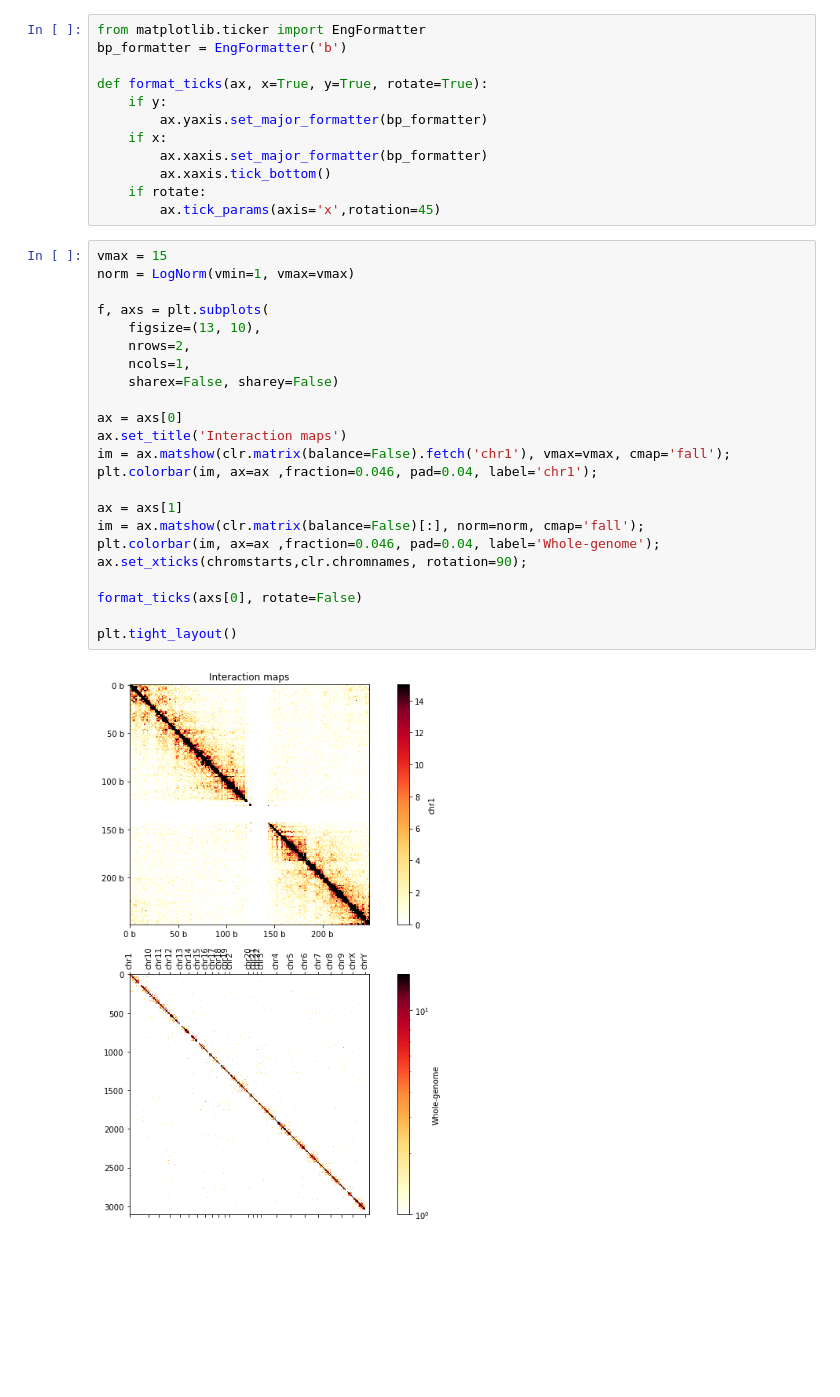
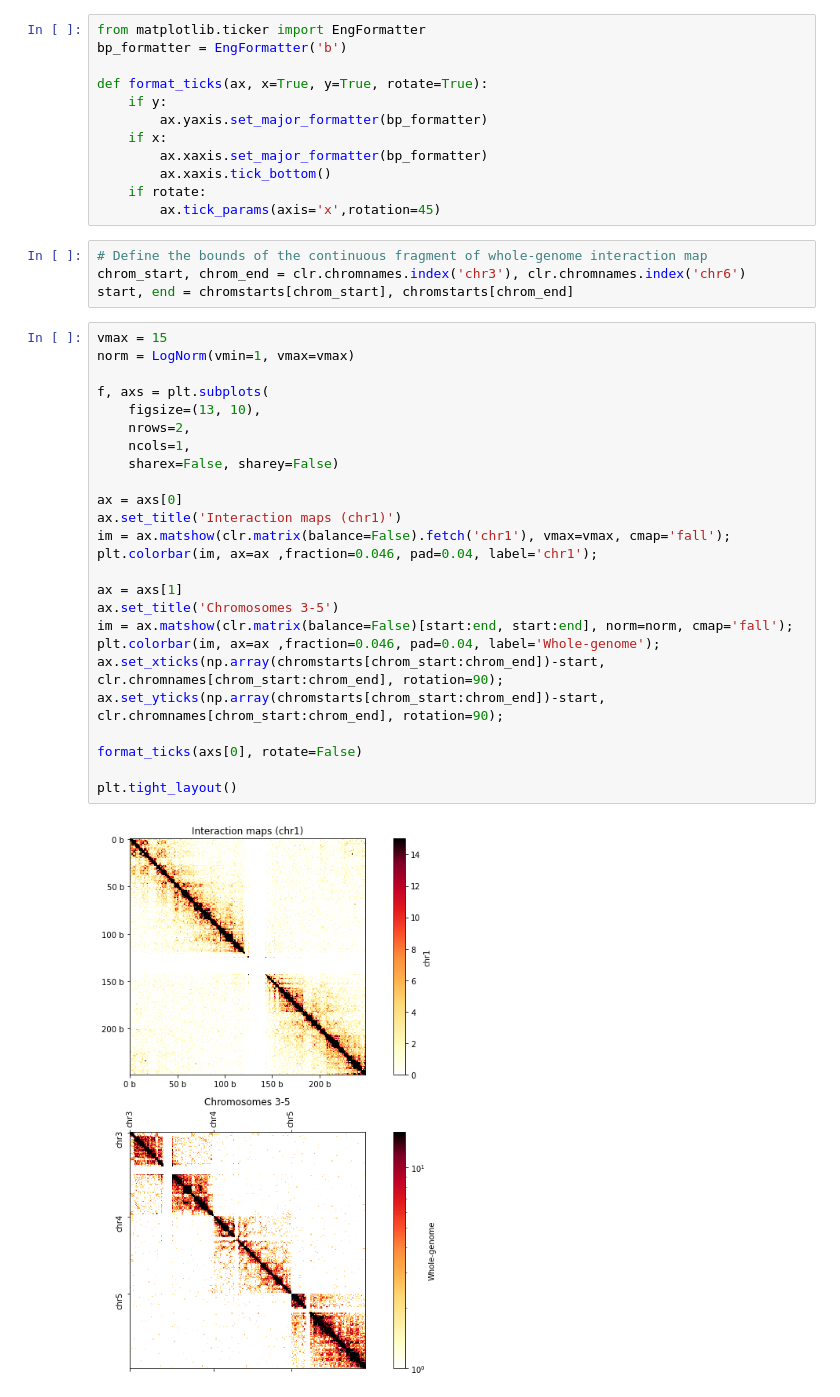
Before and after one commit to open2c/pairtools, a Jupyter notebook: examples/pairtools_walkthrough.ipynb, the cells around one changed output. Drawn from its saved outputs; the diff is of its cells as text; blank space fills up the shorter version.

```diff
--- a/examples/pairtools_walkthrough.ipynb
+++ b/examples/pairtools_walkthrough.ipynb
@@ -266,28 +278,34 @@ def format_ticks(ax, x=True, y=True, rotate=True):
         ax.xaxis.tick_bottom()
     if rotate:
         ax.tick_params(axis='x',rotation=45)
+# %%
+# Define the bounds of the continuous fragment of whole-genome interaction map
+chrom_start, chrom_end = clr.chromnames.index('chr3'), clr.chromnames.index('chr6')
+start, end = chromstarts[chrom_start], chromstarts[chrom_end]
 # %%
 vmax = 15
 norm = LogNorm(vmin=1, vmax=vmax)
 
 f, axs = plt.subplots(
     figsize=(13, 10),
     nrows=2,
     ncols=1,
     sharex=False, sharey=False)
 
 ax = axs[0]
-ax.set_title('Interaction maps')
+ax.set_title('Interaction maps (chr1)')
 im = ax.matshow(clr.matrix(balance=False).fetch('chr1'), vmax=vmax, cmap='fall');
 plt.colorbar(im, ax=ax ,fraction=0.046, pad=0.04, label='chr1');
 
 ax = axs[1]
-im = ax.matshow(clr.matrix(balance=False)[:], norm=norm, cmap='fall');
+ax.set_title('Chromosomes 3-5')
+im = ax.matshow(clr.matrix(balance=False)[start:end, start:end], norm=norm, cmap='fall');
 plt.colorbar(im, ax=ax ,fraction=0.046, pad=0.04, label='Whole-genome');
-ax.set_xticks(chromstarts,clr.chromnames, rotation=90);
+ax.set_xticks(np.array(chromstarts[chrom_start:chrom_end])-start, clr.chromnames[chrom_start:chrom_end], rotation=90);
+ax.set_yticks(np.array(chromstarts[chrom_start:chrom_end])-start, clr.chromnames[chrom_start:chrom_end], rotation=90);
 
 format_ticks(axs[0], rotate=False)
 
 plt.tight_layout()
 # %% [output]
-[figure, old version]
+[figure, new version]
```
Also changed, not shown: parts of 7 cells of this notebook, 1 other file.
